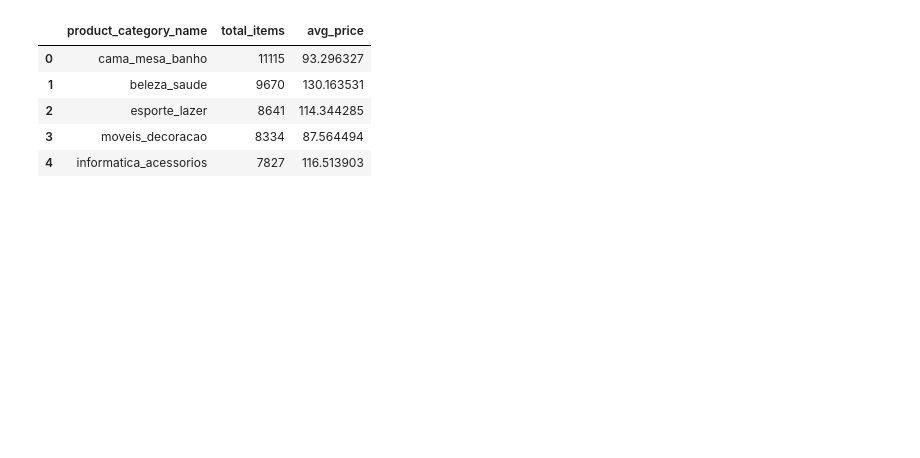
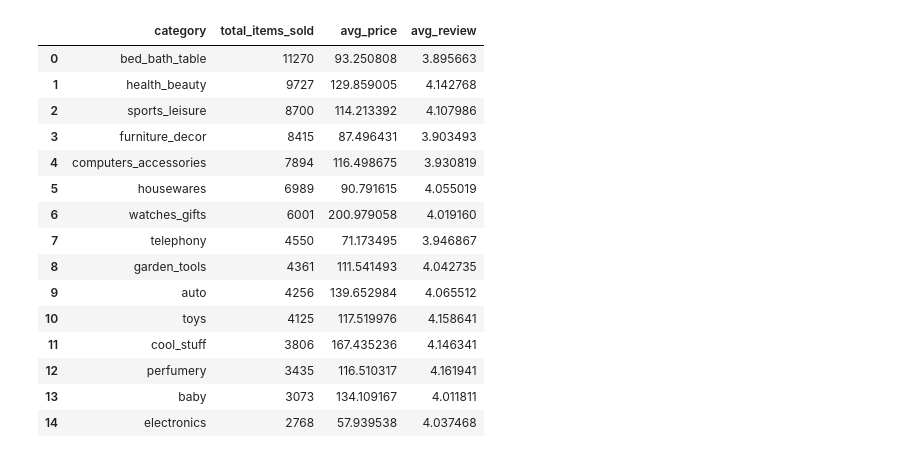
Before and after one commit to mty99-afk/olist_market_intelligence, a Jupyter notebook: notebooks/01_eda_olist.ipynb, the cells around one changed output. Cells and saved outputs as stored; diff of their text form; code cells hidden in the pictures; blank space fills up the shorter version.

```diff
--- a/notebooks/01_eda_olist.ipynb
+++ b/notebooks/01_eda_olist.ipynb
@@ -10,23 +11,32 @@ conn = duckdb.connect(str(DB_PATH))
 # %%
 query = """
 SELECT
-    p.product_category_name,
-    COUNT(*) AS total_items,
-    AVG(oi.price) AS avg_price
-FROM order_items oi
-LEFT JOIN products p
-    ON oi.product_id = p.product_id
+    COALESCE(product_category_name_english, product_category_name) AS category,
+    COUNT(*) AS total_items_sold,
+    AVG(price) AS avg_price,
+    AVG(review_score) AS avg_review
+FROM mart_order_items
 GROUP BY 1
-ORDER BY total_items DESC
-LIMIT 20
+ORDER BY total_items_sold DESC
+LIMIT 15
 """
 
-df_top_categories = conn.execute(query).fetchdf()
-df_top_categories.head()
+df_categories = conn.execute(query).fetchdf()
+df_categories
 # %% [output]
-|  | product_category_name | total_items | avg_price |
-| 0 | cama_mesa_banho | 11115 | 93.296327 |
-| 1 | beleza_saude | 9670 | 130.163531 |
-| 2 | esporte_lazer | 8641 | 114.344285 |
-| 3 | moveis_decoracao | 8334 | 87.564494 |
-| 4 | informatica_acessorios | 7827 | 116.513903 |
+|  | category | total_items_sold | avg_price | avg_review |
+| 0 | bed_bath_table | 11270 | 93.250808 | 3.895663 |
+| 1 | health_beauty | 9727 | 129.859005 | 4.142768 |
+| 2 | sports_leisure | 8700 | 114.213392 | 4.107986 |
+| 3 | furniture_decor | 8415 | 87.496431 | 3.903493 |
+| 4 | computers_accessories | 7894 | 116.498675 | 3.930819 |
+| 5 | housewares | 6989 | 90.791615 | 4.055019 |
+| 6 | watches_gifts | 6001 | 200.979058 | 4.019160 |
+| 7 | telephony | 4550 | 71.173495 | 3.946867 |
+| 8 | garden_tools | 4361 | 111.541493 | 4.042735 |
+| 9 | auto | 4256 | 139.652984 | 4.065512 |
+| 10 | toys | 4125 | 117.519976 | 4.158641 |
+| 11 | cool_stuff | 3806 | 167.435236 | 4.146341 |
+| 12 | perfumery | 3435 | 116.510317 | 4.161941 |
+| 13 | baby | 3073 | 134.109167 | 4.011811 |
+| 14 | electronics | 2768 | 57.939538 | 4.037468 |
```
Also changed, not shown: parts of 13 cells of this notebook, 3 other files.
